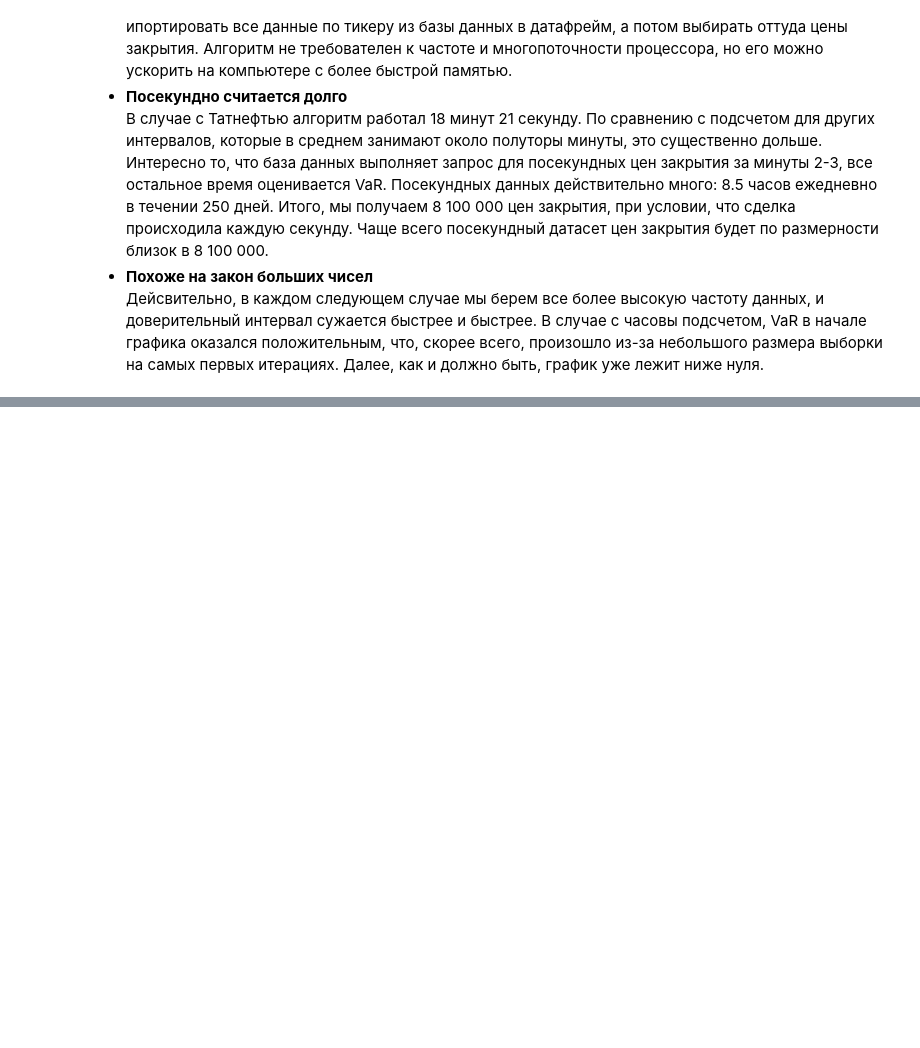
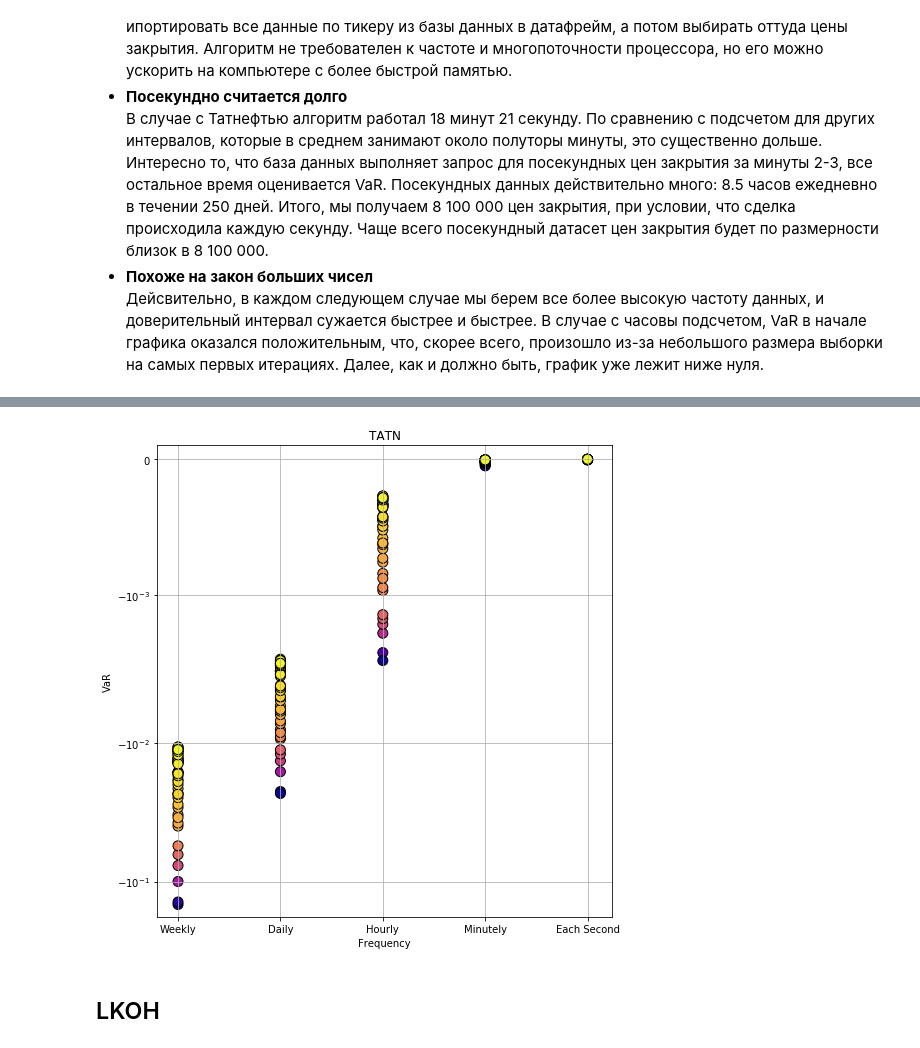
Before and after one commit to andrey-lukyanov/Thesis_2018, a Jupyter notebook: Thesis.ipynb, the cells around one changed output, grey strips where cells are left out. Cells and saved outputs as stored; diff of their text form; code cells hidden in the pictures; blank space fills up the shorter version.

```diff
--- a/Thesis.ipynb
+++ b/Thesis.ipynb
@@ -711,0 +814,8 @@ hourly_df[hourly_df.Dates > datetime.datetime(year = 2015, month = 3, day = 15)]
+# %%
+hours_slice = hourly_df[hourly_df.Dates.isin(weekly_df.Dates)]
+# %%
+weekly_slice = weekly_df[weekly_df.Dates.isin(hours_slice.Dates)]
+# %%
+minutely_slice = minutely_df[minutely_df.Dates.isin(weekly_df.Dates)]
+# %%
+seconds_slice = seconds_df[seconds_df.Dates.isin(weekly_df.Dates)]
@@ -711,0 +830,21 @@ hourly_df[hourly_df.Dates > datetime.datetime(year = 2015, month = 3, day = 15)]
+# %%
+plt.figure(figsize=(7.5,7.5))
+
+plt.scatter([frequency[2]] * 46, weekly_slice.VaR, c = weekly_slice.VaR, s=100, cmap = 'plasma', edgecolor='black')
+plt.scatter([frequency[1]] * 46, days_slice.VaR, c = days_slice.VaR, s=100, cmap = 'plasma', edgecolor='black')
+plt.scatter([frequency[0]] * 46, hours_slice.VaR, c = hours_slice.VaR, s=100, cmap = 'plasma', edgecolor='black')
+plt.scatter([frequency[3]] * 45, minutely_slice.VaR, c = minutely_slice.VaR, s=100, cmap = 'plasma', edgecolor='black')
+plt.scatter([frequency[4]] * 12, seconds_slice.VaR, c = seconds_slice.VaR, s=100, cmap = 'plasma', edgecolor='black')
+
+plt.yscale('symlog', linthreshy=0.001125)
+plt.gca().set_ylim(-0.18, 0.0001)
+plt.xlabel('Frequency')
+plt.ylabel('VaR')
+plt.title('TATN')
+plt.grid(True)
+plt.tight_layout()
+plt.show()
+# %% [output]
+[figure, added]
+# %% [markdown]
+## LKOH
```
Also changed, not shown: parts of 113 cells of this notebook.
